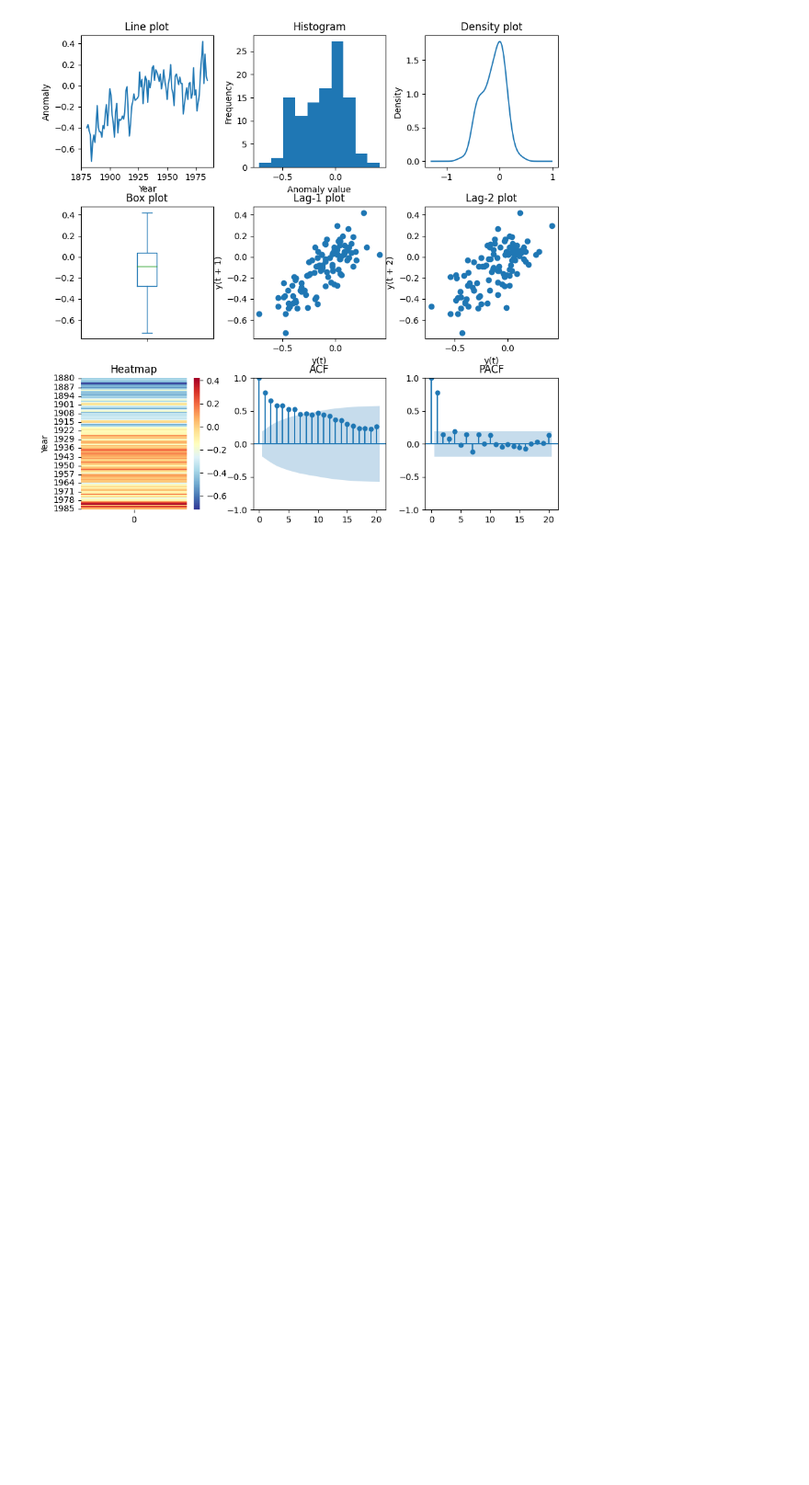
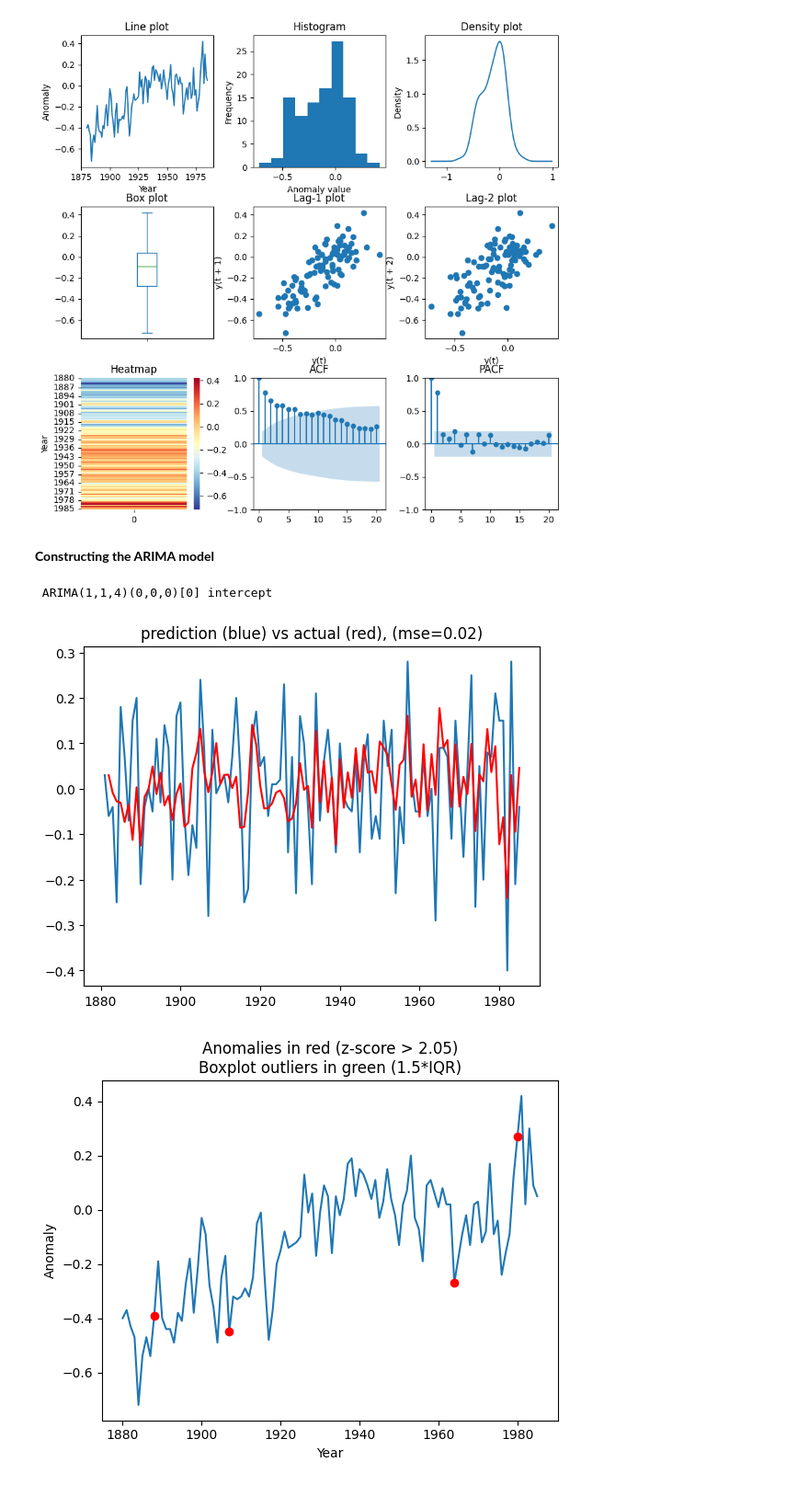
Before and after one commit to BeethovenKodar/IL2233-Project, a Jupyter notebook: 3-task.ipynb, the cells around one changed output. Shown at 92% size. Drawn from its saved outputs; the diff is of its cells as text; code cells hidden in the pictures; blank space fills up the shorter version.

```diff
--- a/3-task.ipynb
+++ b/3-task.ipynb
@@ -22,7 +74,7 @@ ANOMALY_RATIO = 0.02
 # %% [markdown]
 **Read and parse the data**
 # %%
-data = read_csv('TemperatureAnomalies.csv')
+data = read_csv('TemperatureAnomalies.csv', parse_dates=True)
 series = Series(data['temperature change'].values, index=data['year'].values)
 # %% [markdown]
 **Plot the data in various ways**
@@ -48,3 +100,56 @@ fig.subplots_adjust(hspace=0.3, wspace=0.3)
 plt.show()
 # %% [output]
 [figure]
+# %% [markdown]
+**Constructing the ARIMA model**
+# %%
+# adfuller_test(series)
+series_fod = series.diff().dropna()
+# adfuller_test(series_fod)
+# series_fod.plot(kind='line', title='Line plot', xlabel='Year', ylabel='Anomaly')
+
+print(auto_arima(series_fod, start_p=0, max_p=6, d=1, start_q=2, max_q=10, seasonal=False, information_criterion='aic'))
+p = 1
+d = 1
+q = 4
+model = ARIMA(series_fod, order=(p, d, q)).fit()
+
+pred = model.predict()
+pred = Series(pred, index=series_fod.index)
+mse = mean_squared_error(series_fod, pred)
+
+plt.plot(series_fod, label='Actual')
+plt.plot(pred[1:], color='red', label='Predicted')
+plt.title(f'prediction (blue) vs actual (red), (mse={mse:.2f})')
+plt.show()
+
+pred_error_series = Series(np.abs(series_fod - pred), index=series_fod.index)
+pred_is_random = f'{"" if israndom(pred_error_series, 0.05) else "not "}random'
+
+zscores = zscore(pred_error_series)
+anomaly_zscore_lim = norm.ppf(1 - ANOMALY_RATIO)
+anomalies = zscores[zscores > anomaly_zscore_lim]
+
+# find the first quartile and third quartile
+q1 = pred_error_series.quantile(0.25)
+q3 = pred_error_series.quantile(0.75)
+# find the interquartile range
+iqr = q3 - q1
+# find the outlier step
+outlier_step = 1.5 * iqr
+# find the outliers
+outliers = pred_error_series[
+    (pred_error_series <= q1 - outlier_step) |
+    (pred_error_series >= q3 + outlier_step)]
+
+series.plot(kind='line', title='Line plot', xlabel='Year', ylabel='Anomaly')
+for a in anomalies.index:
+    plt.plot(a, series[a], 'ro')
+for o in outliers.index:
+    plt.plot(o, series[o], 'go')
+plt.title(f'Anomalies in red (z-score > {anomaly_zscore_lim:.2f})\nBoxplot outliers in green (1.5*IQR)')
+plt.show()
+# %% [output]
+ ARIMA(1,1,4)(0,0,0)[0] intercept
+[figure, added]
+[figure, added]
```
Also changed, not shown: parts of 2 cells of this notebook.
